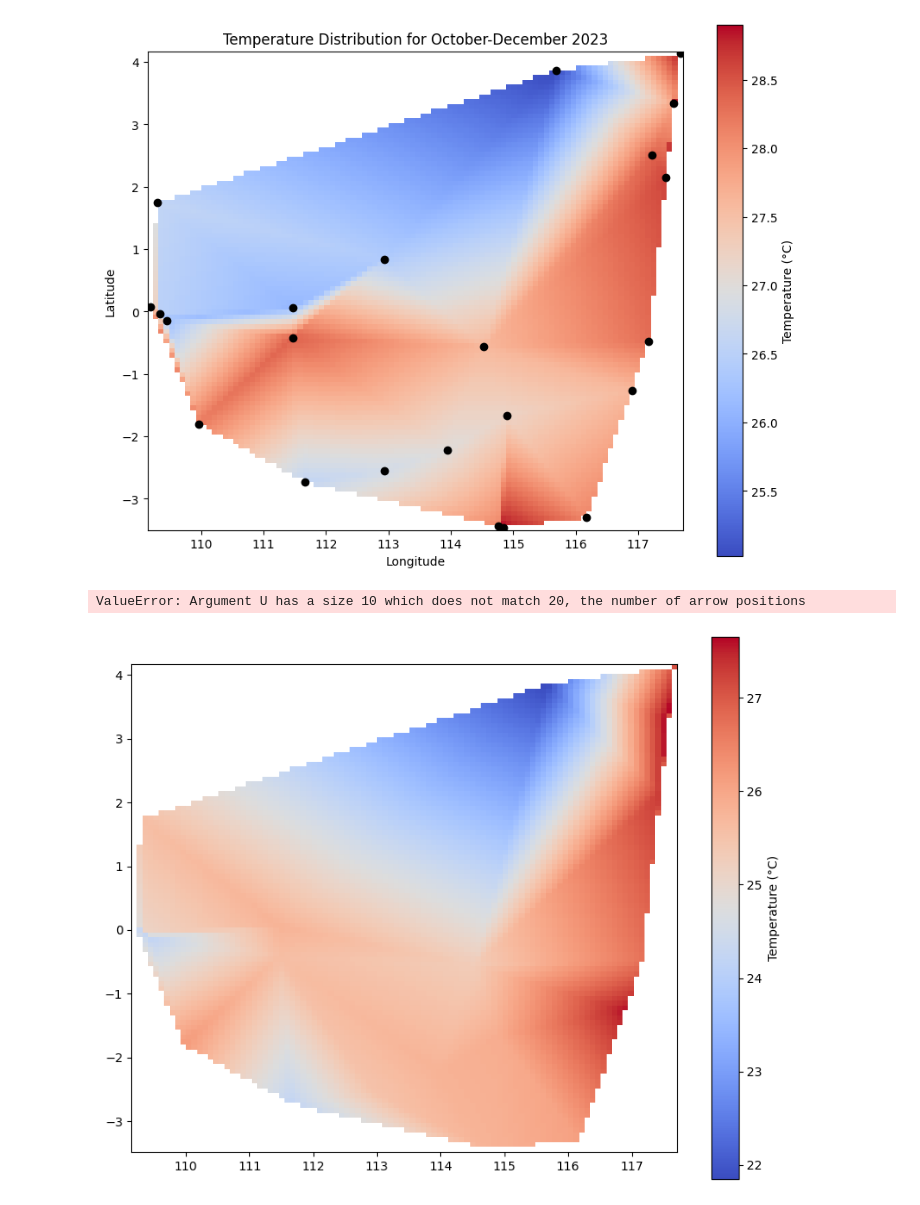
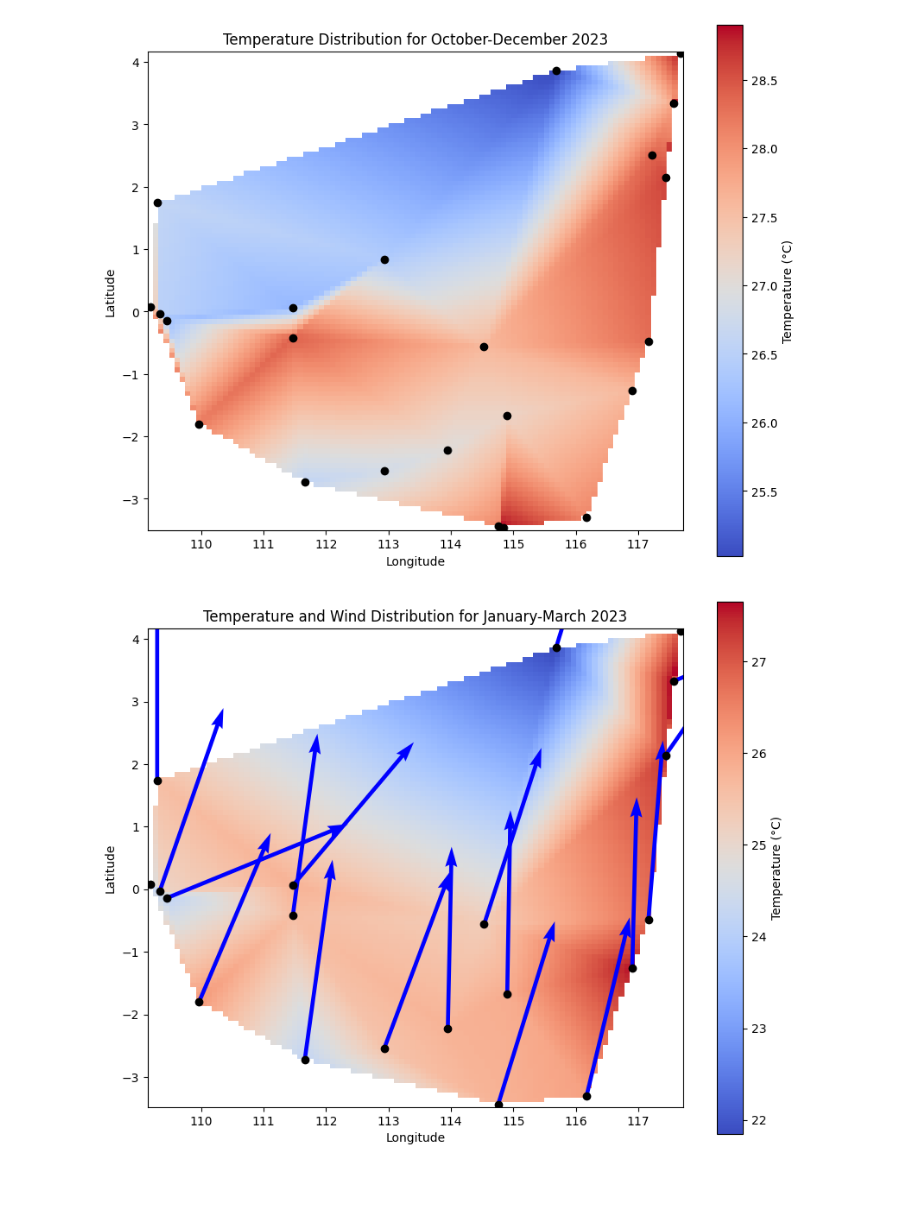
Before and after one commit to syadrn/Proyek-Kapita-Selekta, a Jupyter notebook: Tugas proyek akhir meteo/contour.ipynb, the cells around one changed output. Drawn from its saved outputs; the diff is of its cells as text; code cells hidden in the pictures.

```diff
--- a/Tugas proyek akhir meteo/contour.ipynb
+++ b/Tugas proyek akhir meteo/contour.ipynb
@@ -202,9 +192,10 @@ from scipy.interpolate import griddata
 
 # Load data
 file_path = 'hasil.xlsx'
+file_path2 = 'hasil2.xlsx'
 df = pd.read_excel(file_path)
-df1 = pd.read_excel(file_path, 'ff_x')  # Kecepatan angin
-df2 = pd.read_excel(file_path, 'ddd_x')  # Arah angin
+df1 = pd.read_excel(file_path2, 'FFAVG')
+df2 = pd.read_excel(file_path2, 'DDD')
 
 # Ekstrak data untuk Januari-Maret
 date = '31-03-2023'
@@ -213,7 +204,7 @@ longitudes = df['longitude']
 temperatures = df[date]
 wind_speeds = df1[date]
 wind_directions = df2[date]
-wind_directions_rad = np.radians(wind_directions)  # Konversi arah angin ke radian
+wind_directions_rad = np.radians(wind_directions)
 station_name = df['station_name']
 
 # Konversi ke array numpy
@@ -224,43 +215,42 @@ wsx = np.array(wind_speeds)
 wdx = np.array(wind_directions_rad)
 station_names = np.array(station_name)
 
-# Hapus data dengan NaN untuk suhu, kecepatan angin, dan arah angin
+# Hapus data dengan NaN di lat, lon, tavg, wsx, dan wdx
 valid_indices = ~np.isnan(tavg) & ~np.isnan(lat) & ~np.isnan(lon) & ~np.isnan(wsx) & ~np.isnan(wdx)
 lat = lat[valid_indices]
 lon = lon[valid_indices]
 tavg = tavg[valid_indices]
 wsx = wsx[valid_indices]
 wdx = wdx[valid_indices]
 
-# Komponen vektor angin (u: arah timur-barat, v: arah utara-selatan)
-u = wsx * np.sin(wdx)  # Komponen u (arah x)
-v = wsx * np.cos(wdx)  # Komponen v (arah y)
+# Komponen kecepatan angin u dan v
+u = wsx * np.sin(wdx)
+v = wsx * np.cos(wdx)
 
-# Membuat grid untuk interpolasi suhu
+# Membuat grid untuk interpolasi
 grid_x, grid_y = np.mgrid[min(lon):max(lon):100j, min(lat):max(lat):100j]
 grid_tavg = griddata((lon, lat), tavg, (grid_x, grid_y), method='linear')
 
-# Plot data suhu dan arah angin
+# Plot data
 plt.figure(figsize=(10, 8))
 
-# Peta distribusi suhu
+# Plot distribusi temperatur (pcolormesh)
 plt.pcolormesh(grid_x, grid_y, grid_tavg, shading='auto', cmap='coolwarm')
 plt.colorbar(label='Temperature (°C)')
 plt.gca().set_aspect('equal', adjustable='box')
 
-# Plot vektor arah angin
-plt.quiver(lon, lat, u, v, angles='xy', scale_units='xy', scale=50, color='blue', width=0.0025)
+# Plot vektor angin (quiver) di atas contour map
+plt.quiver(lon, lat, u, v, angles='xy', scale_units='xy', scale=30, color='blue')
 
 # Plot titik stasiun
 plt.scatter(lon, lat, color='black', marker='o')
 
-# Judul dan label sumbu
-plt.title(f'Temperature and Wind Vectors for January-March 2023')
+# Tambahkan judul dan label sumbu
+plt.title(f'Temperature and Wind Distribution for January-March 2023')
 plt.xlabel('Longitude')
 plt.ylabel('Latitude')
 
 # Tampilkan plot
 plt.show()
 # %% [output]
-ValueError: Argument U has a size 10 which does not match 20, the number of arrow positions
-[figure, old version]
+[figure, new version]
```
Also changed, not shown: parts of 2 cells of this notebook.
